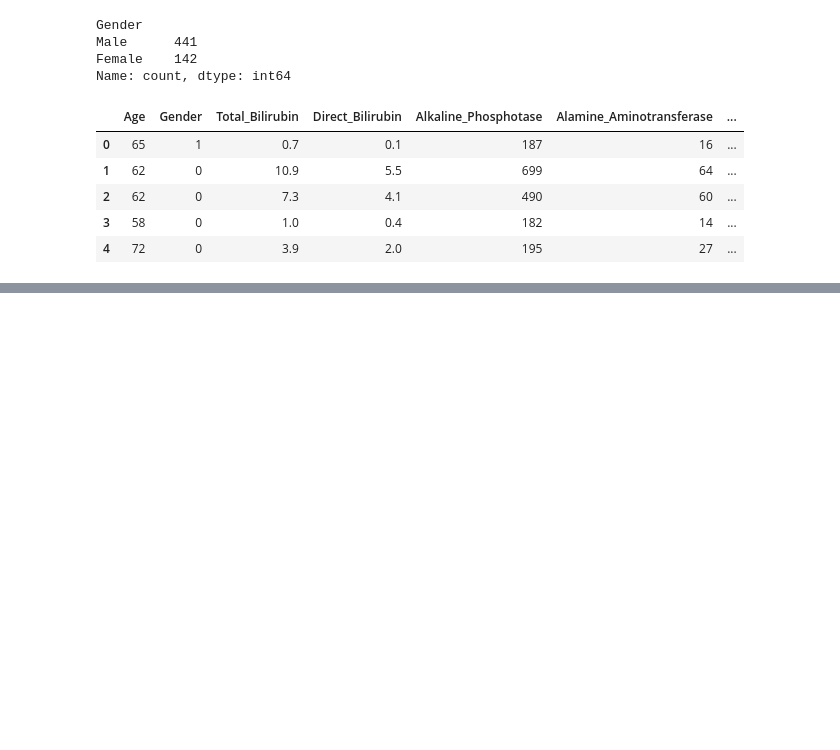
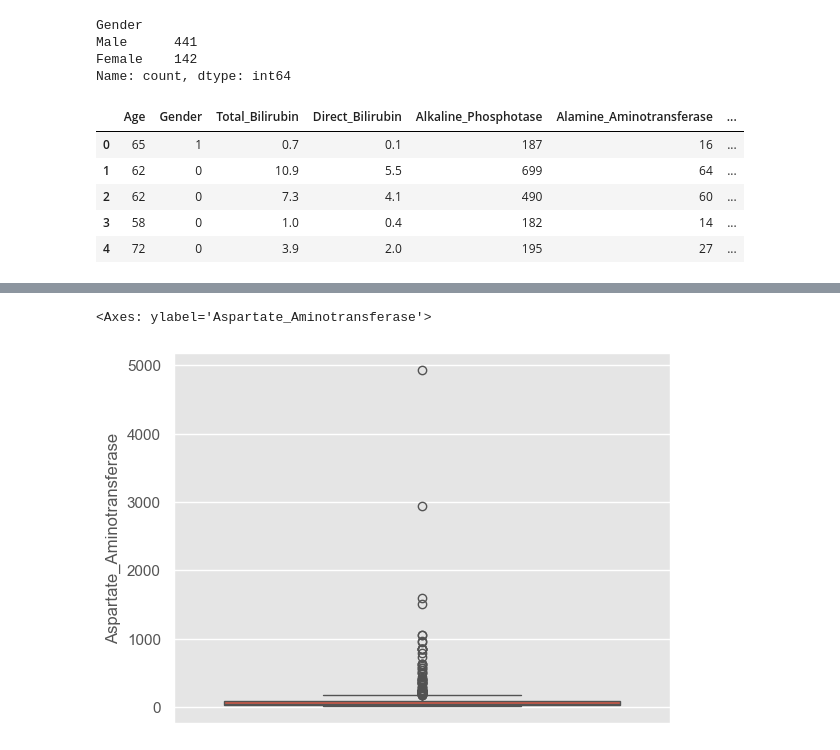
Before and after one commit to vikasjangidmk/Liver-Disease-Detection-with-ML-Evaluating-Multiple-Classification-Models, a Jupyter notebook: Liver.ipynb, the cells around one changed output, grey strips where cells are left out. Cells and saved outputs as stored; diff of their text form; code cells hidden in the pictures; blank space fills up the shorter version.

```diff
--- a/Liver.ipynb
+++ b/Liver.ipynb
@@ -175,0 +219,2 @@ df.head()
+# %%
+df.drop_duplicates(inplace=True)
@@ -175,0 +233,5 @@ df.head()
+# %%
+sns.boxplot(df.Aspartate_Aminotransferase)
+# %% [output]
+<Axes: ylabel='Aspartate_Aminotransferase'>
+[figure, added]
```
Also changed, not shown: parts of 10 cells of this notebook.
